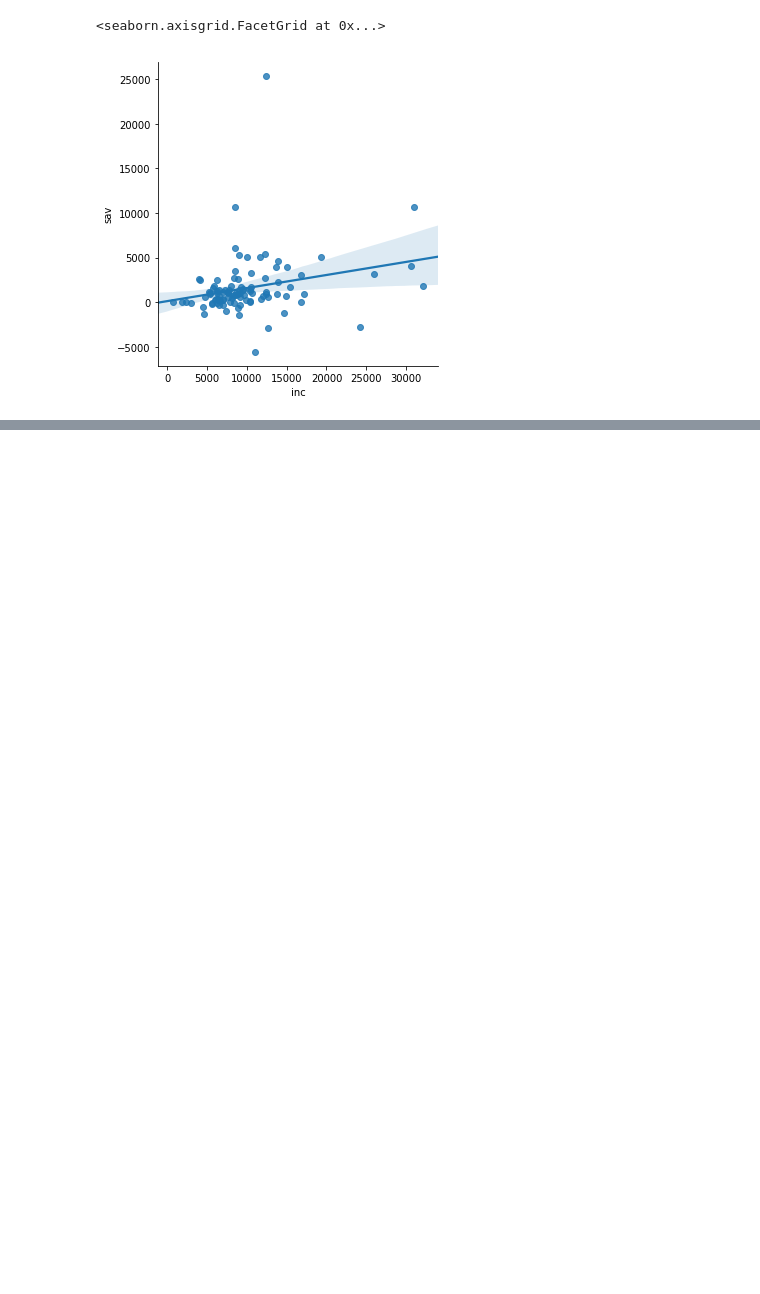
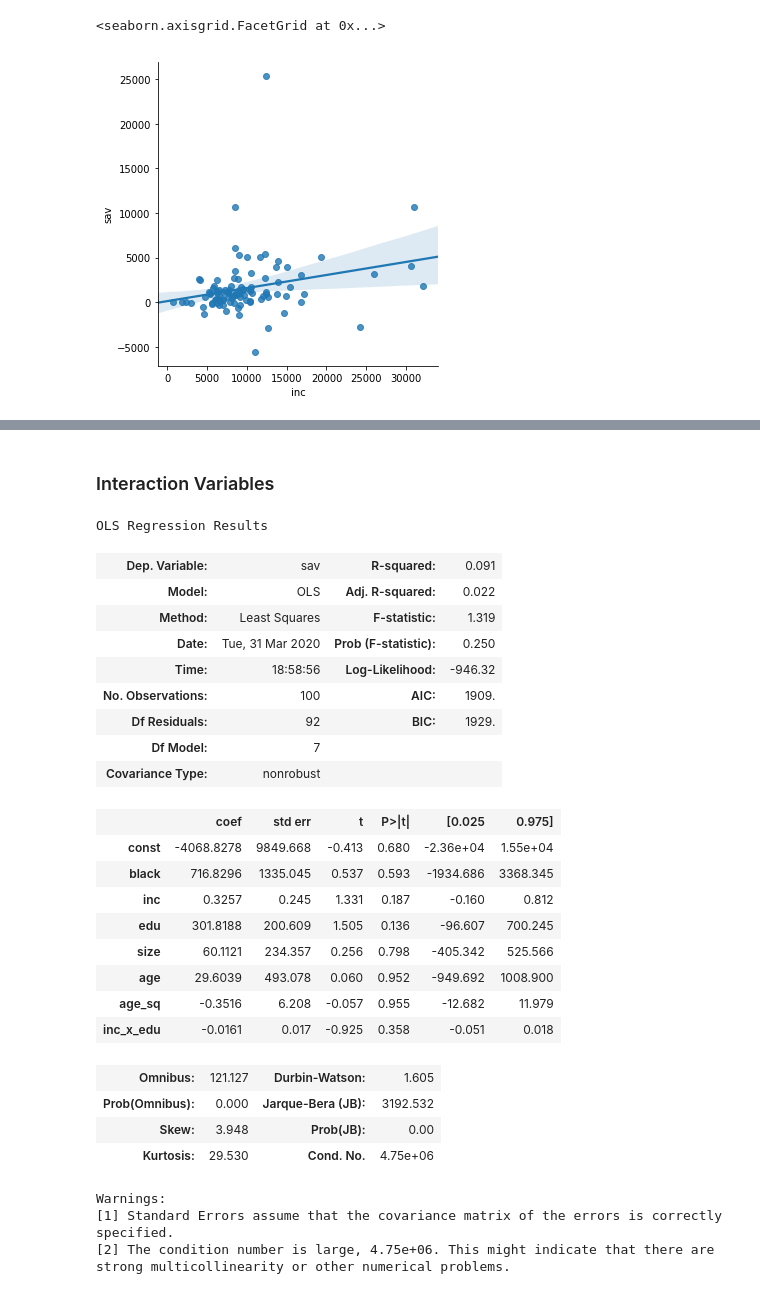
Before and after one commit to espin086/mybook_python_econometrics, a Jupyter notebook: notebooks/2_multiple_linear_regression/2_multiple_linear_regression.ipynb, the cells around one changed output, grey strips where cells are left out. Saved outputs shown, nothing was run; the diff lists cells and outputs as text; code cells hidden in the pictures; blank space fills up the shorter version.

```diff
--- a/notebooks/2_multiple_linear_regression/2_multiple_linear_regression.ipynb
+++ b/notebooks/2_multiple_linear_regression/2_multiple_linear_regression.ipynb
@@ -220,0 +226,2 @@ scatter_with_line(df=df, x='inc', y='sav')
+# %%
+df['age_sq'] = df['age']**2
@@ -220,0 +259,36 @@ scatter_with_line(df=df, x='inc', y='sav')
+# %% [markdown]
+### Interaction Variables
+# %%
+df['inc_x_edu'] = df['inc']*df['edu']
+# %%
+model = regression_model(list_of_x=['black','inc', 'edu', 'size', 'age', 'age_sq', 'inc_x_edu'], y='sav', df=df)
+# %%
+model.summary()
+# %% [output]
+OLS Regression Results
+| Dep. Variable: | sav | R-squared: | 0.091 |
+| Model: | OLS | Adj. R-squared: | 0.022 |
+| Method: | Least Squares | F-statistic: | 1.319 |
+| Date: | Tue, 31 Mar 2020 | Prob (F-statistic): | 0.250 |
+| Time: | 18:58:56 | Log-Likelihood: | -946.32 |
+| No. Observations: | 100 | AIC: | 1909. |
+| Df Residuals: | 92 | BIC: | 1929. |
+| Df Model: | 7 |  |  |
+| Covariance Type: | nonrobust |  |  |
+|  | coef | std err | t | P>|t| | [0.025 | 0.975] |
+| const | -4068.8278 | 9849.668 | -0.413 | 0.680 | -2.36e+04 | 1.55e+04 |
+| black | 716.8296 | 1335.045 | 0.537 | 0.593 | -1934.686 | 3368.345 |
+| inc | 0.3257 | 0.245 | 1.331 | 0.187 | -0.160 | 0.812 |
+| edu | 301.8188 | 200.609 | 1.505 | 0.136 | -96.607 | 700.245 |
+| size | 60.1121 | 234.357 | 0.256 | 0.798 | -405.342 | 525.566 |
+| age | 29.6039 | 493.078 | 0.060 | 0.952 | -949.692 | 1008.900 |
+| age_sq | -0.3516 | 6.208 | -0.057 | 0.955 | -12.682 | 11.979 |
+| inc_x_edu | -0.0161 | 0.017 | -0.925 | 0.358 | -0.051 | 0.018 |
+| Omnibus: | 121.127 | Durbin-Watson: | 1.605 |
+| Prob(Omnibus): | 0.000 | Jarque-Bera (JB): | 3192.532 |
+| Skew: | 3.948 | Prob(JB): | 0.00 |
+| Kurtosis: | 29.530 | Cond. No. | 4.75e+06 |
+Warnings:
+[1] Standard Errors assume that the covariance matrix of the errors is correctly specified.
+[2] The condition number is large, 4.75e+06. This might indicate that there are
+strong multicollinearity or other numerical problems.
```
Also changed, not shown: parts of 11 cells of this notebook, 1 other file.
